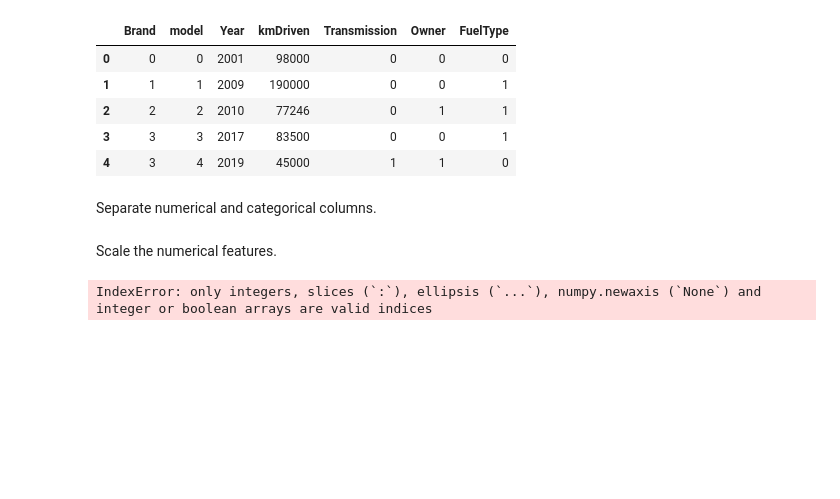
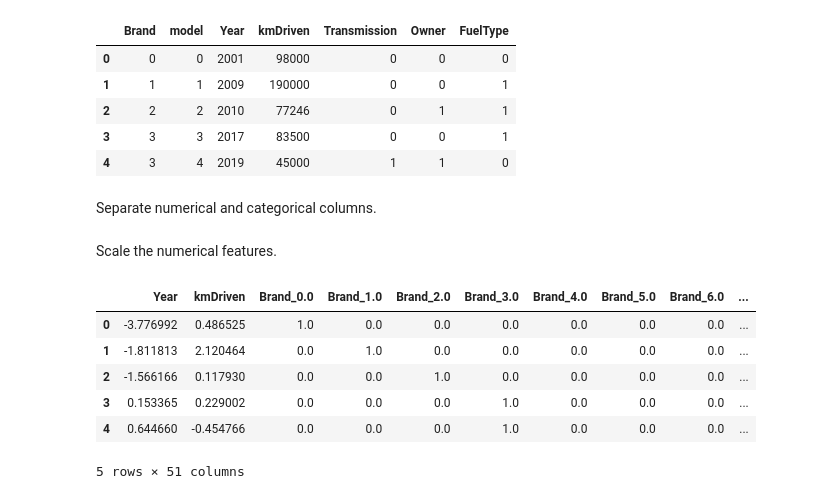
Before and after one commit to johnpospisil/used-car-values-in-india, a Jupyter notebook: used-car-values-in-india.ipynb, the cells around one changed output. Drawn from its saved outputs; the diff is of its cells as text; code cells hidden in the pictures; blank space fills up the shorter version.

```diff
--- a/used-car-values-in-india.ipynb
+++ b/used-car-values-in-india.ipynb
@@ -439,11 +459,20 @@ from sklearn.preprocessing import StandardScaler
 
 scaler = StandardScaler()
 X_scaled = scaler.fit_transform(X[numerical_features])
+X_scaled = pd.DataFrame(X_scaled, columns=numerical_features)
+
+# Combine scaled numerical features with categorical features
+X_scaled = pd.concat([X_scaled, X[categorical_features]], axis=1)
 # %%
 from sklearn.preprocessing import OneHotEncoder
 
 # Encode categorical features
 encoder = OneHotEncoder(sparse_output=False)
 X_encoded = encoder.fit_transform(X_scaled[categorical_features])
+
+# Convert the encoded features back to a DataFrame
+encoded_feature_names = encoder.get_feature_names_out(categorical_features)
+X_encoded = pd.DataFrame(X_encoded, columns=encoded_feature_names)
+
+# Combine numerical and encoded categorical features
+final_X = pd.concat([X_scaled[numerical_features], X_encoded], axis=1)
-# %% [output]
-IndexError: only integers, slices (`:`), ellipsis (`...`), numpy.newaxis (`None`) and integer or boolean arrays are valid indices
@@ -453,2 +479,10 @@ X['model_encoded'] = X['model'].map(model_frequency)
 # %%
-X.head()
+final_X.head()
+# %% [output]
+|  | Year | kmDriven | Brand_0.0 | Brand_1.0 | Brand_2.0 | Brand_3.0 | Brand_4.0 | Brand_5.0 | Brand_6.0 | ... |
+| 0 | -3.776992 | 0.486525 | 1.0 | 0.0 | 0.0 | 0.0 | 0.0 | 0.0 | 0.0 | ... |
+| 1 | -1.811813 | 2.120464 | 0.0 | 1.0 | 0.0 | 0.0 | 0.0 | 0.0 | 0.0 | ... |
+| 2 | -1.566166 | 0.117930 | 0.0 | 0.0 | 1.0 | 0.0 | 0.0 | 0.0 | 0.0 | ... |
+| 3 | 0.153365 | 0.229002 | 0.0 | 0.0 | 0.0 | 1.0 | 0.0 | 0.0 | 0.0 | ... |
+| 4 | 0.644660 | -0.454766 | 0.0 | 0.0 | 0.0 | 1.0 | 0.0 | 0.0 | 0.0 | ... |
+5 rows × 51 columns
```
Also changed, not shown: parts of 8 cells of this notebook.
